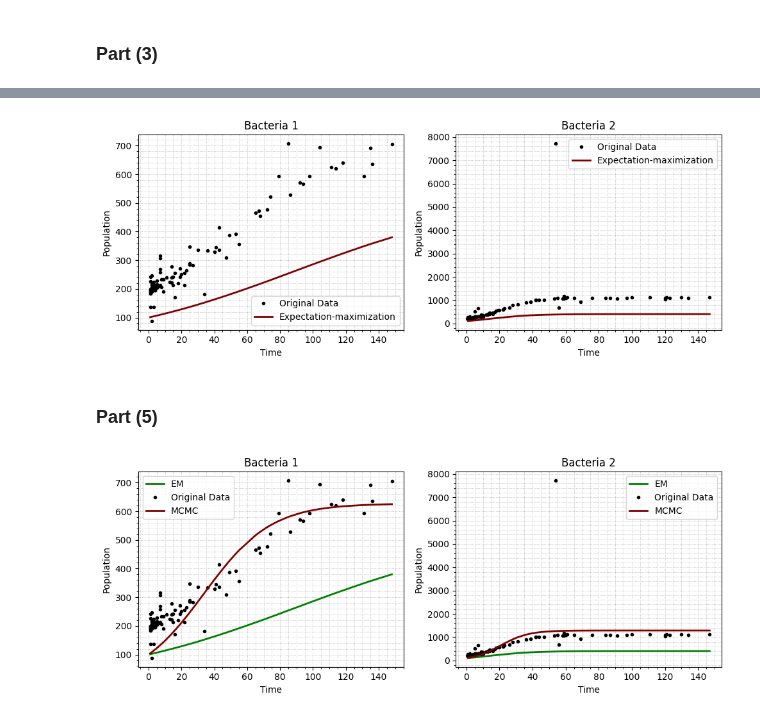
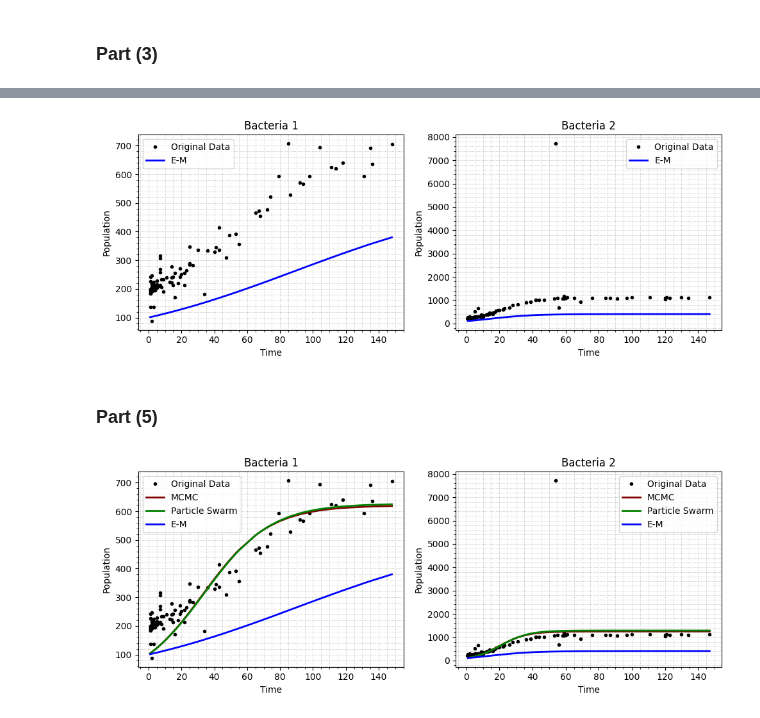
Before and after one commit to Mani0237/Prelims, a Jupyter notebook: prelim2024/Q9-200973108/Q9.ipynb, the cells around one changed output, grey strips where cells are left out. Saved outputs shown, nothing was run; the diff lists cells and outputs as text; code cells hidden in the pictures.

Commit message:
finalized peter's ques

```diff
--- a/prelim2024/Q9-200973108/Q9.ipynb
+++ b/prelim2024/Q9-200973108/Q9.ipynb
@@ -358,7 +306,7 @@ def maximization_step(t, population, expected_population, K, r):
 # EM algorithm with tracking of parameter values
 def expectation_maximization(t, population, iterations=1000, tol=1e-12):
     # Initialize parameters
-    K, r = 150, 0.01
+    K, r = 100, 0.01
     K_values, r_values = [K], [r]
 
     for i in range(iterations):
@@ -380,15 +328,3 @@ def expectation_maximization(t, population, iterations=1000, tol=1e-12):
         K, r = K_new, r_new
 
     return K_values, r_values
-
-# Perform EM algorithm with tracking for both Bacterias
-K_values1, r_values1 = expectation_maximization(time1, population1)
-print("Final K and r values for Bacteria 1:")
-print("K:", K_values1[-1])
-print("r:", r_values1[-1])
-
-print('\n')
-K_values2, r_values2 = expectation_maximization(time2, population2)
-print("Final K and r values for Bacteria 2:")
-print("K:", K_values2[-1])
-print("r:", r_values2[-1])
@@ -449,0 +331,12 @@ plt.show()
+# %%
+# Perform EM algorithm with tracking for both Bacterias
+EM1_k, EM1_r = expectation_maximization(time1, population1)
+print("Final K and r values for Bacteria 1:")
+print("K:", EM1_k[-1])
+print("r:", EM1_r[-1])
+
+print('\n')
+EM2_k, EM2_r = expectation_maximization(time2, population2)
+print("Final K and r values for Bacteria 2:")
+print("K:", EM2_k[-1])
+print("r:", EM2_r[-1])
@@ -452,37 +381,39 @@ plt.show()
 plt.figure(figsize=(10, 4))
 
 plt.subplot(1, 2, 1)
-plot_logistic_growth(plt.gca(), time1, population1, K_values1[-1], r_values1[-1], 1, 0)
+plot_logistic_growth(plt.gca(), time1, population1, EM1_k[-1], EM1_r[-1], 2)
 plt.title('Bacteria 1')
 
 plt.subplot(1, 2, 2)
-plot_logistic_growth(plt.gca(), time2, population2, K_values2[-1], r_values2[-1], 1, 0)
+plot_logistic_growth(plt.gca(), time2, population2, EM2_k[-1], EM2_r[-1], 2)
 
 plt.title('Bacteria 2')
 
 plt.tight_layout()
 plt.show()
 # %% [output]
-[figure, old version]
+[figure, new version]
 # %% [markdown]
 ### Part (5)
 # %%
 # Plot comparison
 plt.figure(figsize=(10, 4))
 
 plt.subplot(1, 2, 1)
-plot_logistic_growth(plt.gca(), time1, population1, K_values1[-1], r_values1[-1], 0)
-plot_logistic_growth(plt.gca(), time1, population1, samples1[-1, 0], samples1[-1, 1], 1)
+plot_logistic_growth(plt.gca(), time1, population1, MCMC1[-1, 0], MCMC1[-1, 1], 0)
+plot_logistic_growth(plt.gca(), time1, population1, PSO1[0], PSO1[1], 1, 1)
+plot_logistic_growth(plt.gca(), time1, population1, EM1_k[-1], EM1_r[-1], 2, 1)
 plt.title('Bacteria 1')
 
-# Plot comparison for Bacteria 2 with custom colors
+# Plot comparison for Bacteria 2
 plt.subplot(1, 2, 2)
-plot_logistic_growth(plt.gca(), time2, population2, K_values2[-1], r_values2[-1], 0)
-plot_logistic_growth(plt.gca(), time2, population2, samples2[-1, 0], samples2[-1, 1], 1)
+plot_logistic_growth(plt.gca(), time2, population2, MCMC2[-1, 0], MCMC2[-1, 1], 0)
+plot_logistic_growth(plt.gca(), time2, population2, PSO2[0], PSO2[1], 1, 1)
+plot_logistic_growth(plt.gca(), time2, population2, EM2_k[-1], EM2_r[-1], 2, 1)
 plt.title('Bacteria 2')
 
 plt.tight_layout()
 plt.show()
 # %% [output]
-[figure, old version]
+[figure, new version]
 # %%
```
Also changed, not shown: parts of 17 cells of this notebook.
